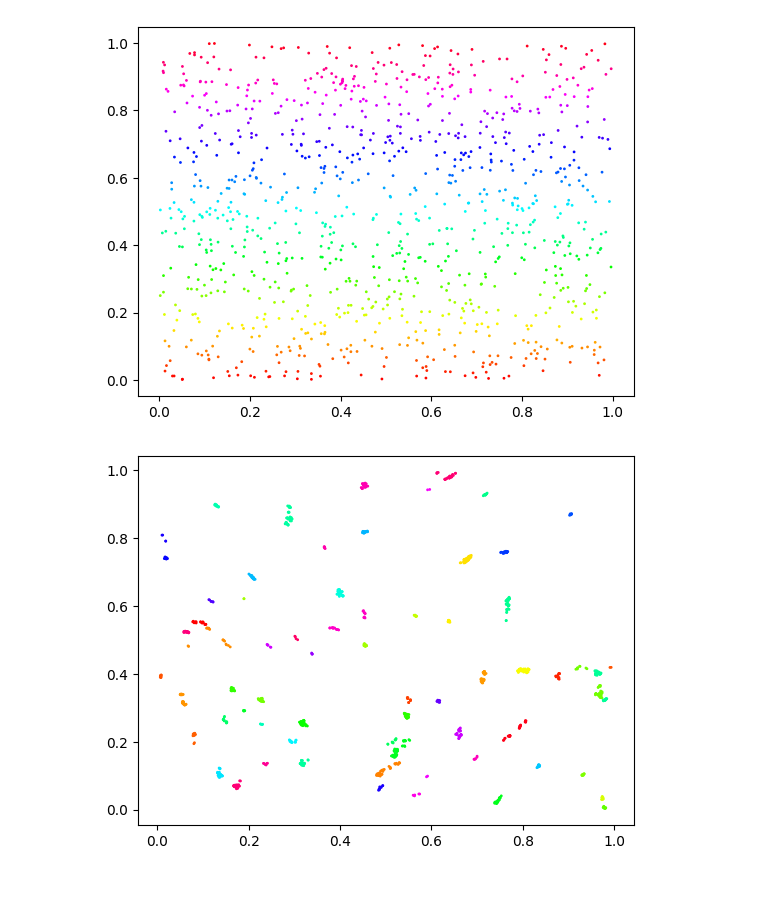
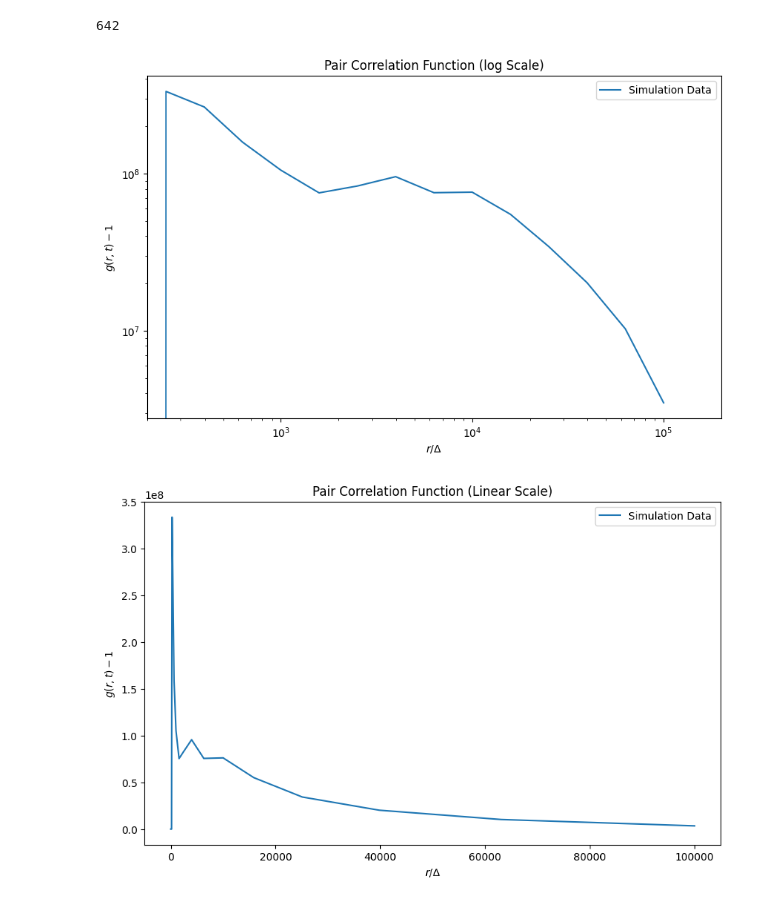
Before and after one commit to KatharinaBracher/Brownian-Bug-Model, a Jupyter notebook: histograms.ipynb, the cells around one changed output. Saved outputs shown, nothing was run; the diff lists cells and outputs as text; code cells hidden in the pictures.

Commit message:
Continued working on histograms

```diff
--- a/histograms.ipynb
+++ b/histograms.ipynb
@@ -35,8 +9,55 @@ sns.histplot(dists[dists > 0].flatten())
-# %%
-plt.scatter(x=starting_x, y=starting_y, c=starting_positions_0, s=1, cmap=colour_map)
-plt.show()
-plt.scatter(x=x_positions, y=y_positions, c=starting_positions, s=1, cmap=colour_map)
-plt.show()
-# %% [output]
-[figure, removed]
-[figure, removed]
+# %%
+n = 500 # Starting plankton population size.
+iters = 1000 # Time steps.
+L_max = 1.0 # Size of square domain.
+pow_min = -8.0 # To reproduce the image, choose -8.0
+pow_max = -2.0 # To reproduce the image, choose -2.0
+dp = 0.2
+
+plankton, _ = run_simulation(n, iters, L_max, True)
+print(len(plankton))
+
+r_list = []
+pcf_dx_list = []
+pcf_dp_list = []
+
+for pow_i in np.arange(pow_min, pow_max + dp, dp):
+    r_list.append(10**pow_i)
+    pcf_dx, pcf_dp = PairDens(pow_i, dp, L_max, plankton)
+
+    pcf_dx_list.append(pcf_dx)
+    pcf_dp_list.append(pcf_dp)
+# %% [output]
+642
+# %%
+# We scale the radii to have r/delta
+radii = [i * 10**7 for i in r_list]
+
+# Subtract 1 from pcf_dx_list for y-axis
+plot_pcf_dx_list = np.array(pcf_dx_list) - 1
+
+# Create the plot on a logarithmic scale
+plt.figure(figsize=(10, 6))
+plt.loglog(radii, plot_pcf_dx_list, label='Simulation Data')
+
+plt.xlim(left=10**(2.3))
+
+plt.xlabel(r'$r / \Delta$')
+plt.ylabel(r'$g(r, t) - 1$')
+plt.title('Pair Correlation Function (log Scale)')
+plt.legend()
+plt.show()
+
+# For linear scale, simply replace plt.loglog with plt.plot and set the axes scales as needed
+plt.figure(figsize=(10, 6))
+plt.plot(radii, plot_pcf_dx_list, label='Simulation Data')
+
+# Add labels, title, and grid
+plt.xlabel(r'$r / \Delta$')
+plt.ylabel(r'$g(r, t) - 1$')
+plt.title('Pair Correlation Function (Linear Scale)')
+plt.legend()
+plt.show()
+# %% [output]
+[figure, added]
+[figure, added]
```
Also changed, not shown: parts of 2 cells of this notebook, 2 other files.
